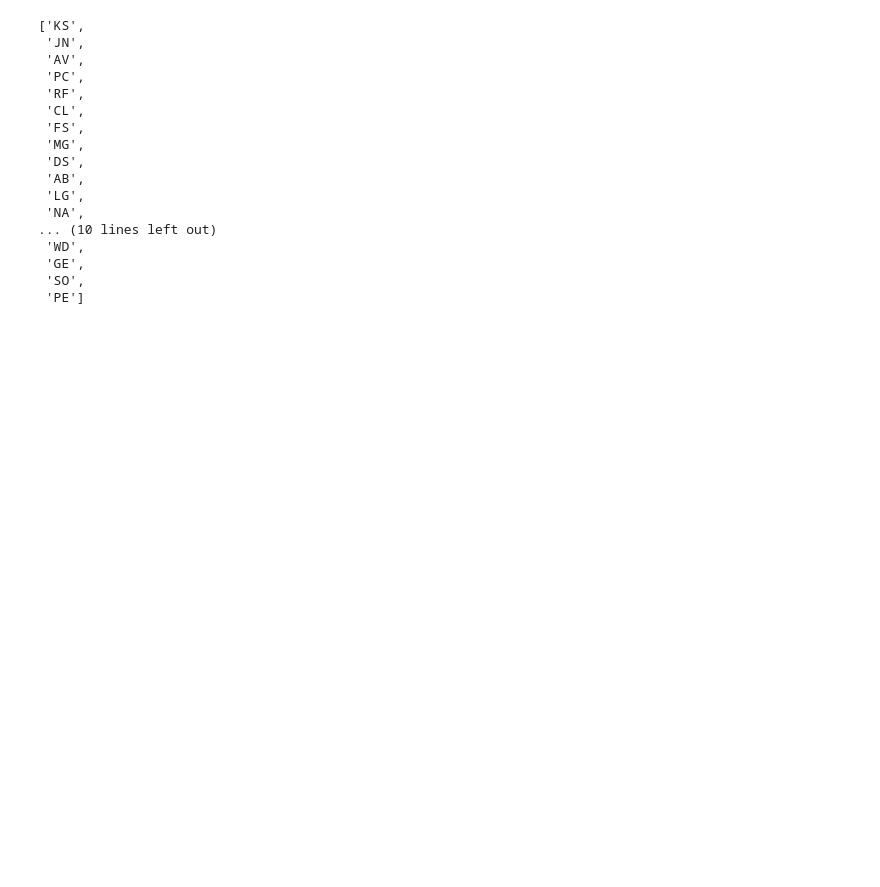
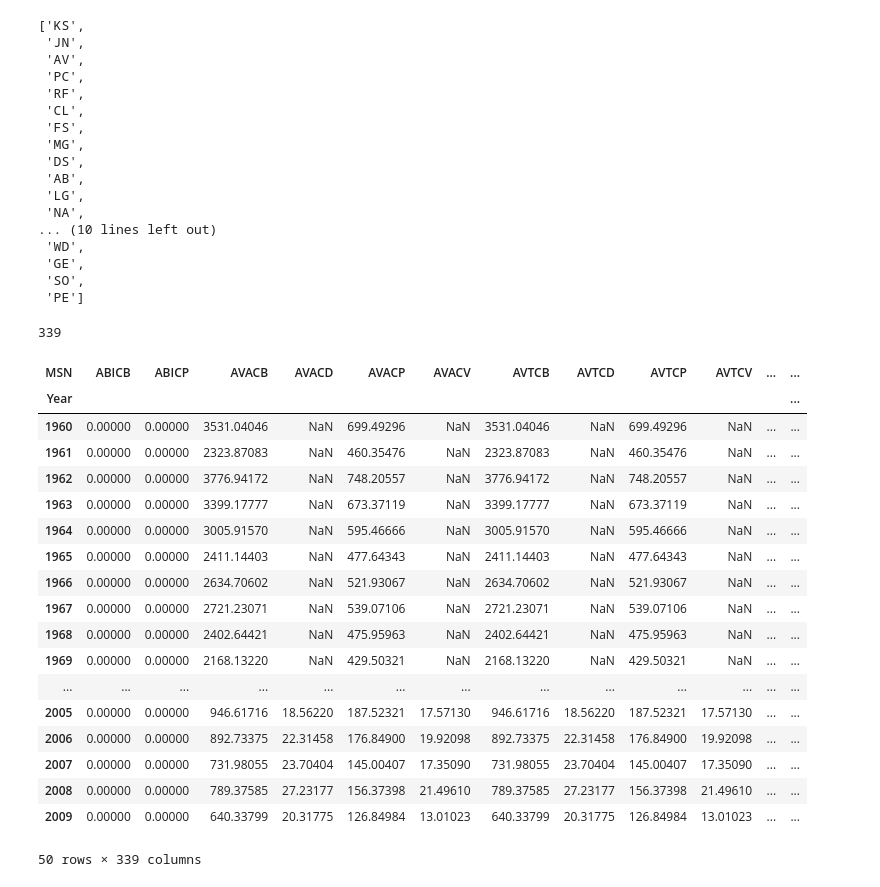
Before and after one commit to charmoniumQ/MCM-2018, a Jupyter notebook: MCM-Data-Analysis.ipynb, the cells around one changed output. Drawn from its saved outputs; the diff is of its cells as text; code cells hidden in the pictures; blank space fills up the shorter version.

```diff
--- a/MCM-Data-Analysis.ipynb
+++ b/MCM-Data-Analysis.ipynb
@@ -506,4 +506,31 @@ def trunc(x):
 # %%
 energy_profile_full_vars = []
 for column in data['AZ'].columns:
-    if(column[])
+    if(trunc(column) in energy_profile_vars):
+        energy_profile_full_vars.append(column)
+# %%
+len(energy_profile_full_vars)
+# %% [output]
+339
+# %%
+data['AZ'][energy_profile_full_vars]
+# %% [output]
+| MSN | ABICB | ABICP | AVACB | AVACD | AVACP | AVACV | AVTCB | AVTCD | AVTCP | AVTCV | ... | ... |
+| Year |  |  |  |  |  |  |  |  |  |  |  | ... |
+| 1960 | 0.00000 | 0.00000 | 3531.04046 | NaN | 699.49296 | NaN | 3531.04046 | NaN | 699.49296 | NaN | ... | ... |
+| 1961 | 0.00000 | 0.00000 | 2323.87083 | NaN | 460.35476 | NaN | 2323.87083 | NaN | 460.35476 | NaN | ... | ... |
+| 1962 | 0.00000 | 0.00000 | 3776.94172 | NaN | 748.20557 | NaN | 3776.94172 | NaN | 748.20557 | NaN | ... | ... |
+| 1963 | 0.00000 | 0.00000 | 3399.17777 | NaN | 673.37119 | NaN | 3399.17777 | NaN | 673.37119 | NaN | ... | ... |
+| 1964 | 0.00000 | 0.00000 | 3005.91570 | NaN | 595.46666 | NaN | 3005.91570 | NaN | 595.46666 | NaN | ... | ... |
+| 1965 | 0.00000 | 0.00000 | 2411.14403 | NaN | 477.64343 | NaN | 2411.14403 | NaN | 477.64343 | NaN | ... | ... |
+| 1966 | 0.00000 | 0.00000 | 2634.70602 | NaN | 521.93067 | NaN | 2634.70602 | NaN | 521.93067 | NaN | ... | ... |
+| 1967 | 0.00000 | 0.00000 | 2721.23071 | NaN | 539.07106 | NaN | 2721.23071 | NaN | 539.07106 | NaN | ... | ... |
+| 1968 | 0.00000 | 0.00000 | 2402.64421 | NaN | 475.95963 | NaN | 2402.64421 | NaN | 475.95963 | NaN | ... | ... |
+| 1969 | 0.00000 | 0.00000 | 2168.13220 | NaN | 429.50321 | NaN | 2168.13220 | NaN | 429.50321 | NaN | ... | ... |
+| ... | ... | ... | ... | ... | ... | ... | ... | ... | ... | ... | ... | ... |
+| 2005 | 0.00000 | 0.00000 | 946.61716 | 18.56220 | 187.52321 | 17.57130 | 946.61716 | 18.56220 | 187.52321 | 17.57130 | ... | ... |
+| 2006 | 0.00000 | 0.00000 | 892.73375 | 22.31458 | 176.84900 | 19.92098 | 892.73375 | 22.31458 | 176.84900 | 19.92098 | ... | ... |
+| 2007 | 0.00000 | 0.00000 | 731.98055 | 23.70404 | 145.00407 | 17.35090 | 731.98055 | 23.70404 | 145.00407 | 17.35090 | ... | ... |
+| 2008 | 0.00000 | 0.00000 | 789.37585 | 27.23177 | 156.37398 | 21.49610 | 789.37585 | 27.23177 | 156.37398 | 21.49610 | ... | ... |
+| 2009 | 0.00000 | 0.00000 | 640.33799 | 20.31775 | 126.84984 | 13.01023 | 640.33799 | 20.31775 | 126.84984 | 13.01023 | ... | ... |
+50 rows × 339 columns
```
Also changed, not shown: parts of 6 cells of this notebook.
